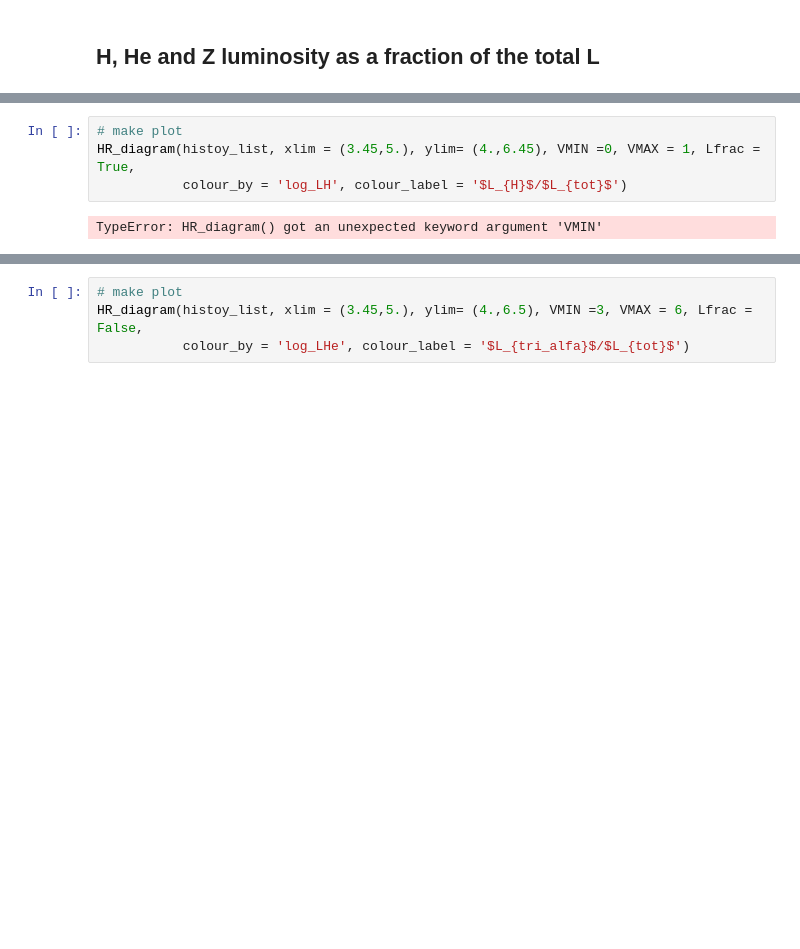
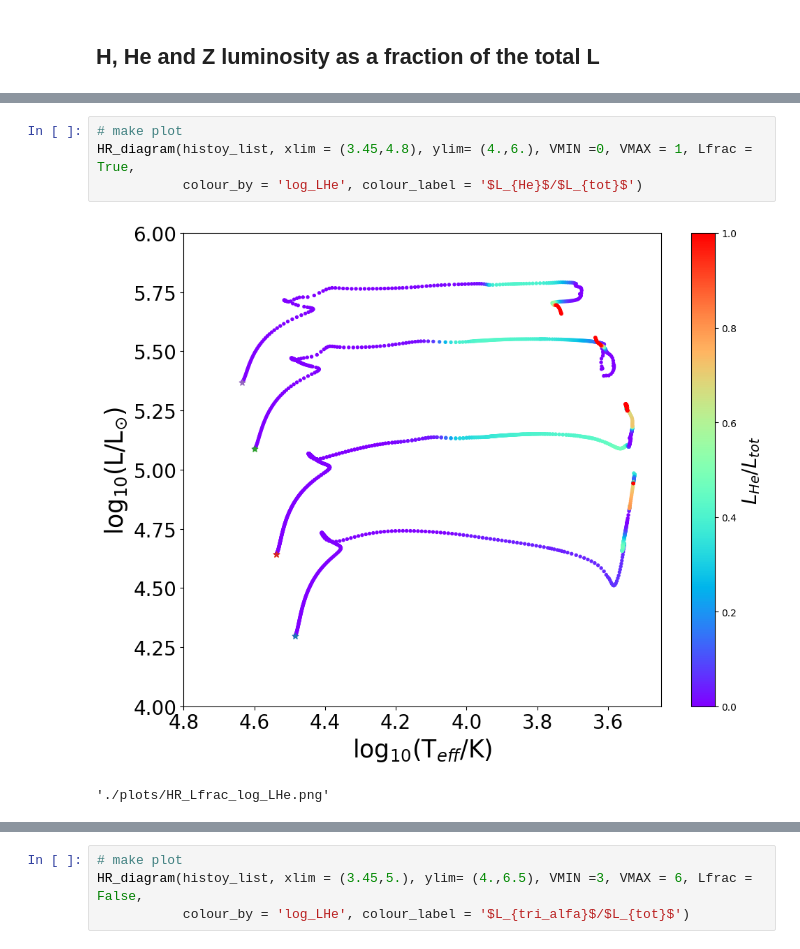
Before and after one commit to LiekeVanSon/ASBE-course, a Jupyter notebook: practicum/session3/solutions_session3/solutions_session3.ipynb, the cells around one changed output, grey strips where cells are left out. Drawn from its saved outputs; the diff is of its cells as text; blank space fills up the shorter version.

```diff
--- a/practicum/session3/solutions_session3/solutions_session3.ipynb
+++ b/practicum/session3/solutions_session3/solutions_session3.ipynb
@@ -146,9 +96,10 @@ HR_diagram(histoy_list,
 './plots/HR_Lfrac_log_LH.png'
 # %%
 # make plot
-HR_diagram(histoy_list, xlim = (3.45,5.), ylim= (4.,6.45), VMIN =0, VMAX = 1, Lfrac = True,
-           colour_by = 'log_LH', colour_label = '$L_{H}$/$L_{tot}$')
+HR_diagram(histoy_list, xlim = (3.45,4.8), ylim= (4.,6.), VMIN =0, VMAX = 1, Lfrac = True,
+           colour_by = 'log_LHe', colour_label = '$L_{He}$/$L_{tot}$')
 # %% [output]
+[figure, added]
-TypeError: HR_diagram() got an unexpected keyword argument 'VMIN'
+'./plots/HR_Lfrac_log_LHe.png'
 # %%
 # make plot
```
Also changed, not shown: parts of 8 cells of this notebook, 19 other files.
